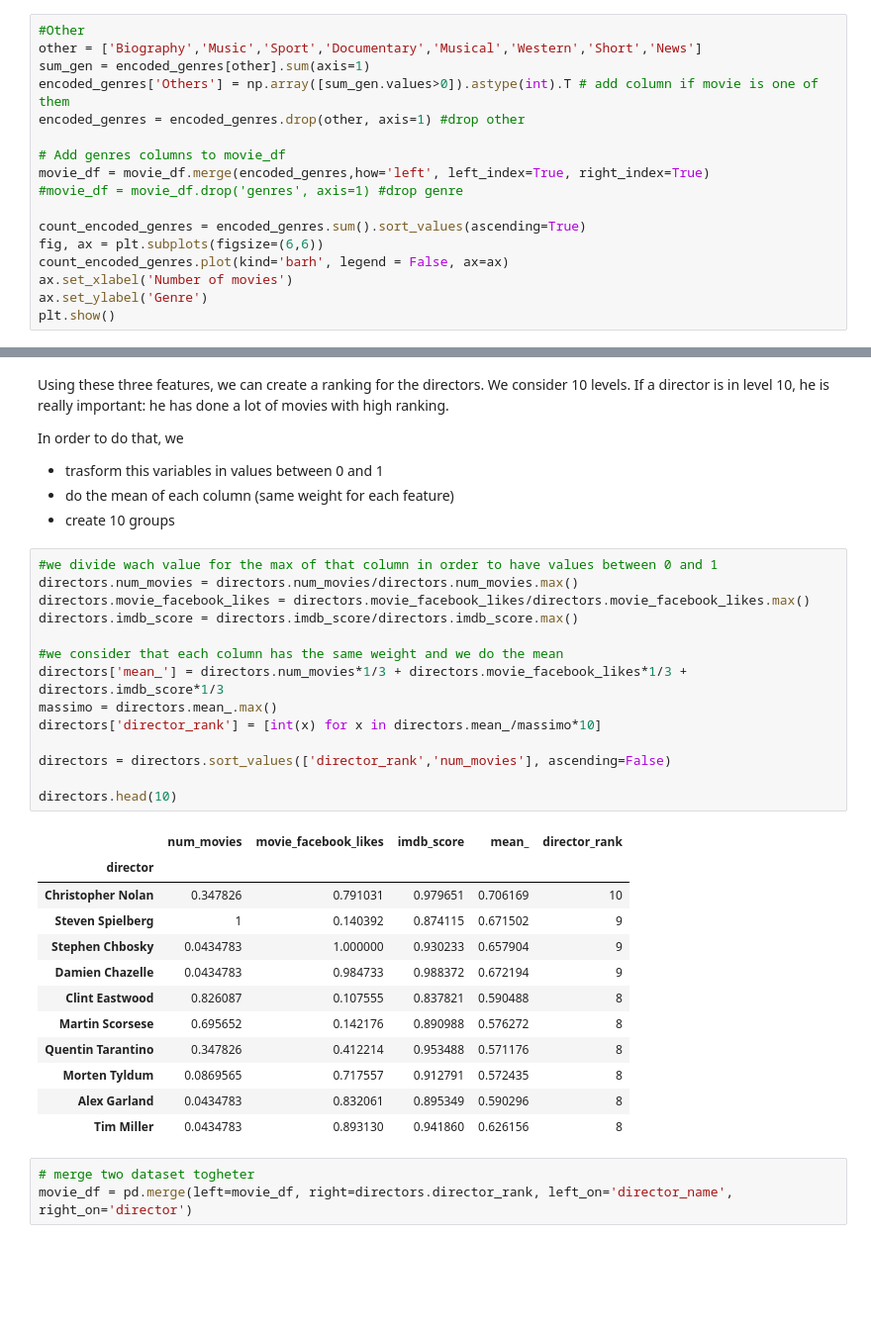
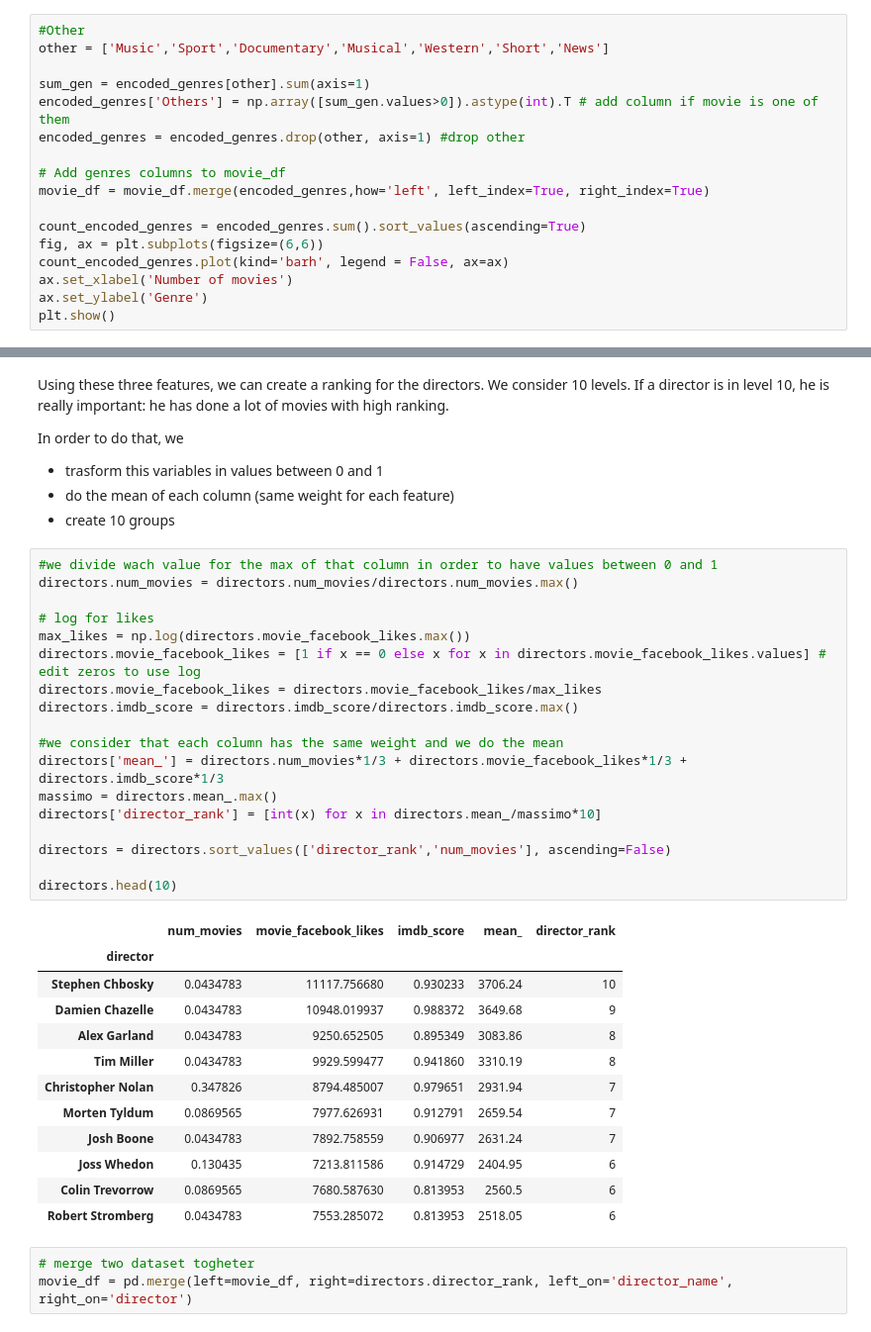
Before and after one commit to anitamezzetti/EPFL_Data_science_in_practice, a Jupyter notebook: Project/Feature_engineering.ipynb, the cells around one changed output, grey strips where cells are left out. Shown at 99% size. Cells and saved outputs as stored; diff of their text form; blank space fills up the shorter version.

```diff
--- a/Project/Feature_engineering.ipynb
+++ b/Project/Feature_engineering.ipynb
@@ -100,14 +101,14 @@ plt.show()
 At this point we can put togheter genres which are not common:
 # %%
 #Other
-other = ['Biography','Music','Sport','Documentary','Musical','Western','Short','News']
+other = ['Music','Sport','Documentary','Musical','Western','Short','News']
+
 sum_gen = encoded_genres[other].sum(axis=1)
 encoded_genres['Others'] = np.array([sum_gen.values>0]).astype(int).T # add column if movie is one of them
 encoded_genres = encoded_genres.drop(other, axis=1) #drop other
 
 # Add genres columns to movie_df
 movie_df = movie_df.merge(encoded_genres,how='left', left_index=True, right_index=True)
-#movie_df = movie_df.drop('genres', axis=1) #drop genre
 
 count_encoded_genres = encoded_genres.sum().sort_values(ascending=True)
 fig, ax = plt.subplots(figsize=(6,6))
@@ -166,30 +192,34 @@ In order to do that, we
 # %%
 #we divide wach value for the max of that column in order to have values between 0 and 1
 directors.num_movies = directors.num_movies/directors.num_movies.max()
-directors.movie_facebook_likes = directors.movie_facebook_likes/directors.movie_facebook_likes.max()
+
+# log for likes
+max_likes = np.log(directors.movie_facebook_likes.max())
+directors.movie_facebook_likes = [1 if x == 0 else x for x in directors.movie_facebook_likes.values] # edit zeros to use log
+directors.movie_facebook_likes = directors.movie_facebook_likes/max_likes
 directors.imdb_score = directors.imdb_score/directors.imdb_score.max()
 
 #we consider that each column has the same weight and we do the mean
 directors['mean_'] = directors.num_movies*1/3 + directors.movie_facebook_likes*1/3 + directors.imdb_score*1/3
 massimo = directors.mean_.max()
 directors['director_rank'] = [int(x) for x in directors.mean_/massimo*10]
 
 directors = directors.sort_values(['director_rank','num_movies'], ascending=False)
 
 directors.head(10)
 # %% [output]
 |  | num_movies | movie_facebook_likes | imdb_score | mean_ | director_rank |
 | director |  |  |  |  |  |
-| Christopher Nolan | 0.347826 | 0.791031 | 0.979651 | 0.706169 | 10 |
-| Steven Spielberg | 1 | 0.140392 | 0.874115 | 0.671502 | 9 |
-| Stephen Chbosky | 0.0434783 | 1.000000 | 0.930233 | 0.657904 | 9 |
-| Damien Chazelle | 0.0434783 | 0.984733 | 0.988372 | 0.672194 | 9 |
-| Clint Eastwood | 0.826087 | 0.107555 | 0.837821 | 0.590488 | 8 |
-| Martin Scorsese | 0.695652 | 0.142176 | 0.890988 | 0.576272 | 8 |
-| Quentin Tarantino | 0.347826 | 0.412214 | 0.953488 | 0.571176 | 8 |
-| Morten Tyldum | 0.0869565 | 0.717557 | 0.912791 | 0.572435 | 8 |
-| Alex Garland | 0.0434783 | 0.832061 | 0.895349 | 0.590296 | 8 |
-| Tim Miller | 0.0434783 | 0.893130 | 0.941860 | 0.626156 | 8 |
+| Stephen Chbosky | 0.0434783 | 11117.756680 | 0.930233 | 3706.24 | 10 |
+| Damien Chazelle | 0.0434783 | 10948.019937 | 0.988372 | 3649.68 | 9 |
+| Alex Garland | 0.0434783 | 9250.652505 | 0.895349 | 3083.86 | 8 |
+| Tim Miller | 0.0434783 | 9929.599477 | 0.941860 | 3310.19 | 8 |
+| Christopher Nolan | 0.347826 | 8794.485007 | 0.979651 | 2931.94 | 7 |
+| Morten Tyldum | 0.0869565 | 7977.626931 | 0.912791 | 2659.54 | 7 |
+| Josh Boone | 0.0434783 | 7892.758559 | 0.906977 | 2631.24 | 7 |
+| Joss Whedon | 0.130435 | 7213.811586 | 0.914729 | 2404.95 | 6 |
+| Colin Trevorrow | 0.0869565 | 7680.587630 | 0.813953 | 2560.5 | 6 |
+| Robert Stromberg | 0.0434783 | 7553.285072 | 0.813953 | 2518.05 | 6 |
 # %%
 # merge two dataset togheter
 movie_df = pd.merge(left=movie_df, right=directors.director_rank, left_on='director_name', right_on='director')
```
Also changed, not shown: parts of 24 cells of this notebook, 3 other files.
